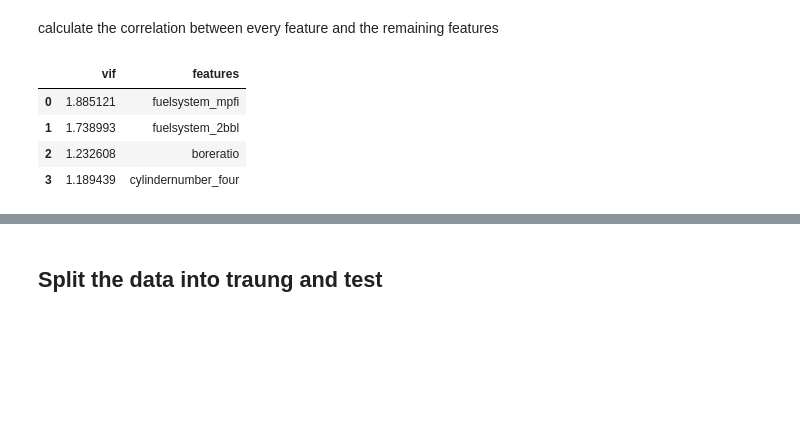
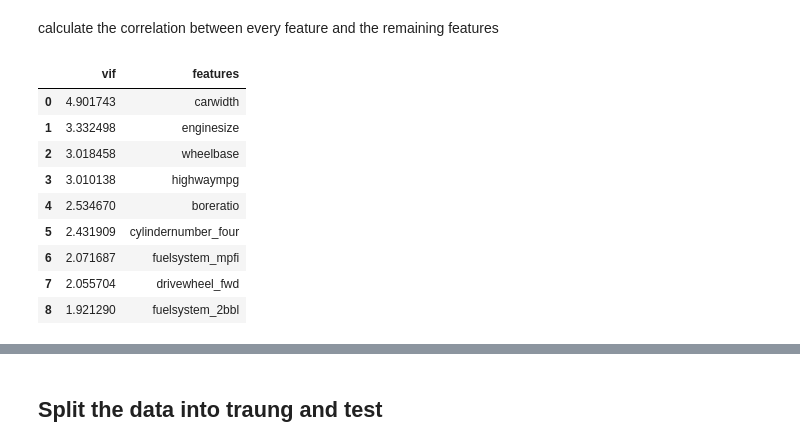
Before and after one commit to notfakearcher/yanjun, a Jupyter notebook: 01_topics/machine_learning/regression /simple regression.ipynb, the cells around one changed output, grey strips where cells are left out. Drawn from its saved outputs; the diff is of its cells as text; code cells hidden in the pictures; blank space fills up the shorter version.

```diff
--- a/01_topics/machine_learning/regression /simple regression.ipynb
+++ b/01_topics/machine_learning/regression /simple regression.ipynb
@@ -195,13 +197,13 @@ car2.iloc[:,:-1] = std.fit_transform(car2.iloc[:,:-1])
 # %%
 price = car2['price']
 # %%
-price3, lmbda = stats.boxcox(price) ## it minimise the standard deviation
+price3, lmbda1 = boxcox(price) ## it minimise the standard deviation
 # change car2's price to price3
 car3 = car2.copy()
 # pick reseasonable lmbda
-lmbda = np.round(lmbda/0.5)*0.5
+lmbda2 = np.round(lmbda1/0.5)*0.5
 
-price3 = stats.boxcox(price3, lmbda= lmbda )
+price3 = boxcox(price3, lmbda= lmbda2 )
 car3['price'] = price3
 # %% [markdown]
 ## Feature selection
@@ -307,17 +309,34 @@ pair
 # %% [markdown]
 calculate the correlation between every feature and the remaining features
 # %%
-# # judge standard whether there is variance related
-# X1 = X.copy()
-# judge = 0
-# remain_list = X.columns
-# while judge ==  0 :
-#   vif = [variance_inflation_factor(exog = X1, exog_idx = i) for i in range(len(X1.columns))]
-#   # VIF = pd.DataFrame({'vif':vif, 'features' :X.columns}).sort_values(by = 'vif', ascending= False).reset_index(drop = True)
-#   if max(vif) < 5.0:
-#     judge = 1
-#   else:
-#     index_large = np.where(np.array(vif) > 5.0)
-#     remain_list= X1.columns[index_large]
-#     X1 = X1[remain_list]
+# judge standard whether there is variance related
+X1 = X.copy()
+judge = 0
+remain_list = X1.columns
+while judge ==  0:
+  # VIF = pd.DataFrame({'vif':vif, 'features' :X.columns}).sort_values(by = 'vif', ascending= False).reset_index(drop = True)
+  vif = [variance_inflation_factor(exog = X1, exog_idx = i) for i in range(len(X1.columns))]
+  if max(vif) < 5.0:
+    judge = 1
+  else:
+    # index_large = np.where(np.array(vif) > 5.0)
+    index_max_vif = np.where(vif == max(vif))[0]
+    remove_col = X1.columns[index_max_vif]
+    X1 = X1.drop(columns = remove_col, errors = 'ignore')
+    remain_list = X1.columns
+    # print(remain_list)
+
 # remain_list
+VIF = pd.DataFrame({'vif':vif, 'features' :X1.columns}).sort_values(by = 'vif', ascending= False).reset_index(drop = True)
+VIF
+# %% [output]
+|  | vif | features |
+| 0 | 4.901743 | carwidth |
+| 1 | 3.332498 | enginesize |
+| 2 | 3.018458 | wheelbase |
+| 3 | 3.010138 | highwaympg |
+| 4 | 2.534670 | boreratio |
+| 5 | 2.431909 | cylindernumber_four |
+| 6 | 2.071687 | fuelsystem_mpfi |
+| 7 | 2.055704 | drivewheel_fwd |
+| 8 | 1.921290 | fuelsystem_2bbl |
@@ -326,18 +343,2 @@ calculate the correlation between every feature and the remaining features
-# %%
-vif = [variance_inflation_factor(exog = X, exog_idx = i) for i in range(len(X.columns))]
-VIF = pd.DataFrame({'vif':vif, 'features' :X.columns}).sort_values(by = 'vif', ascending= False).reset_index(drop = True)
-# remove vif which is largger than 5
-cond = VIF.vif <= 5.0
-v = VIF[cond]
-X = X[v.features]
-vif = [variance_inflation_factor(exog = X, exog_idx = i) for i in range(len(X.columns))]
-VIF = pd.DataFrame({'vif':vif, 'features' :X.columns}).sort_values(by = 'vif', ascending= False).reset_index(drop = True)
-VIF
-# %% [output]
-|  | vif | features |
-| 0 | 1.885121 | fuelsystem_mpfi |
-| 1 | 1.738993 | fuelsystem_2bbl |
-| 2 | 1.232608 | boreratio |
-| 3 | 1.189439 | cylindernumber_four |
 # %%
 X = X[VIF.features]
```
Also changed, not shown: parts of 18 cells of this notebook.
